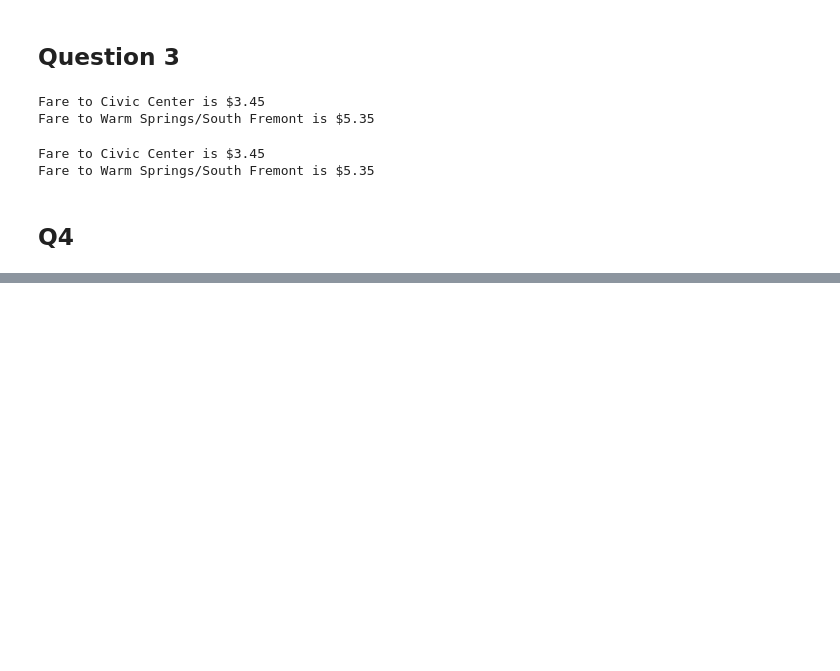
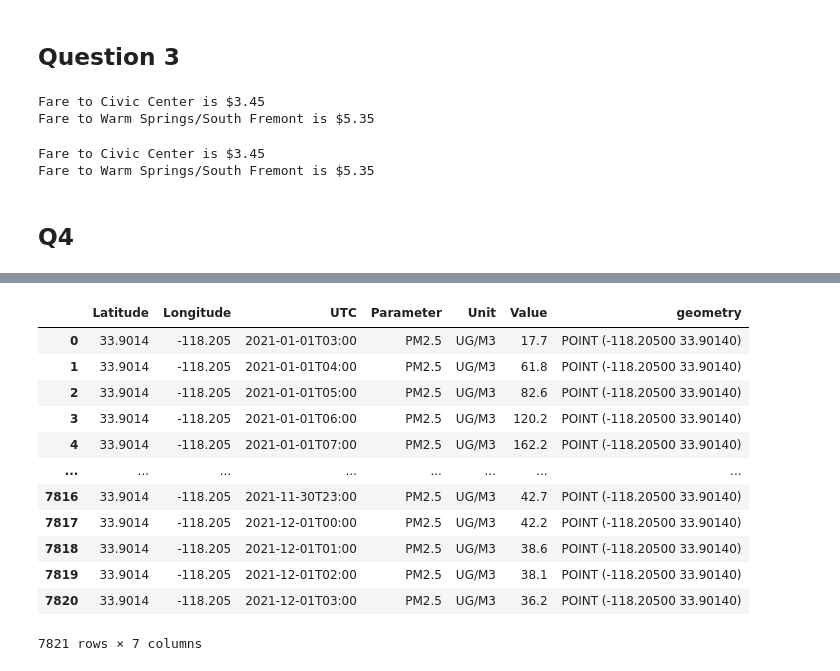
Before and after one commit to SharGhal/urbandatascience-s22, a Jupyter notebook: Lectures/HW1 Work through .ipynb, the cells around one changed output, grey strips where cells are left out. Cells and saved outputs as stored; diff of their text form; code cells hidden in the pictures; blank space fills up the shorter version.

```diff
--- a/Lectures/HW1 Work through .ipynb
+++ b/Lectures/HW1 Work through .ipynb
@@ -148,0 +217,3 @@ Fare to Warm Springs/South Fremont is $5.35
+# %%
+import pandas as pd
+pd.set_option('display.max_colwidth', None)
@@ -148,0 +319,29 @@ Fare to Warm Springs/South Fremont is $5.35
+# %%
+import json
+import pandas as pd
+import requests
+import geopandas
+
+requestString = 'https://www.airnowapi.org/aq/data/?startDate=2021-01-01T03&endDate=2021-12-01T03&parameters=PM25&BBOX=-118.252950,33.802289,-118.046956,33.993788&dataType=C&format=application/json&verbose=0&monitorType=0&includerawconcentrations=0&API_KEY=4D443089-5C44-482F-8311-A46004897DA2'
+r = requests.get(requestString)
+d = json.loads(r.text)
+
+df = pd.DataFrame(d) #convert to dataframe
+# %%
+gdf = geopandas.GeoDataFrame(
+    df, geometry=geopandas.points_from_xy(df.Longitude, df.Latitude))
+gdf
+# %% [output]
+|  | Latitude | Longitude | UTC | Parameter | Unit | Value | geometry |
+| 0 | 33.9014 | -118.205 | 2021-01-01T03:00 | PM2.5 | UG/M3 | 17.7 | POINT (-118.20500 33.90140) |
+| 1 | 33.9014 | -118.205 | 2021-01-01T04:00 | PM2.5 | UG/M3 | 61.8 | POINT (-118.20500 33.90140) |
+| 2 | 33.9014 | -118.205 | 2021-01-01T05:00 | PM2.5 | UG/M3 | 82.6 | POINT (-118.20500 33.90140) |
+| 3 | 33.9014 | -118.205 | 2021-01-01T06:00 | PM2.5 | UG/M3 | 120.2 | POINT (-118.20500 33.90140) |
+| 4 | 33.9014 | -118.205 | 2021-01-01T07:00 | PM2.5 | UG/M3 | 162.2 | POINT (-118.20500 33.90140) |
+| ... | ... | ... | ... | ... | ... | ... | ... |
+| 7816 | 33.9014 | -118.205 | 2021-11-30T23:00 | PM2.5 | UG/M3 | 42.7 | POINT (-118.20500 33.90140) |
+| 7817 | 33.9014 | -118.205 | 2021-12-01T00:00 | PM2.5 | UG/M3 | 42.2 | POINT (-118.20500 33.90140) |
+| 7818 | 33.9014 | -118.205 | 2021-12-01T01:00 | PM2.5 | UG/M3 | 38.6 | POINT (-118.20500 33.90140) |
+| 7819 | 33.9014 | -118.205 | 2021-12-01T02:00 | PM2.5 | UG/M3 | 38.1 | POINT (-118.20500 33.90140) |
+| 7820 | 33.9014 | -118.205 | 2021-12-01T03:00 | PM2.5 | UG/M3 | 36.2 | POINT (-118.20500 33.90140) |
+7821 rows × 7 columns
```
Also changed, not shown: parts of 18 cells of this notebook, 10 other files.
